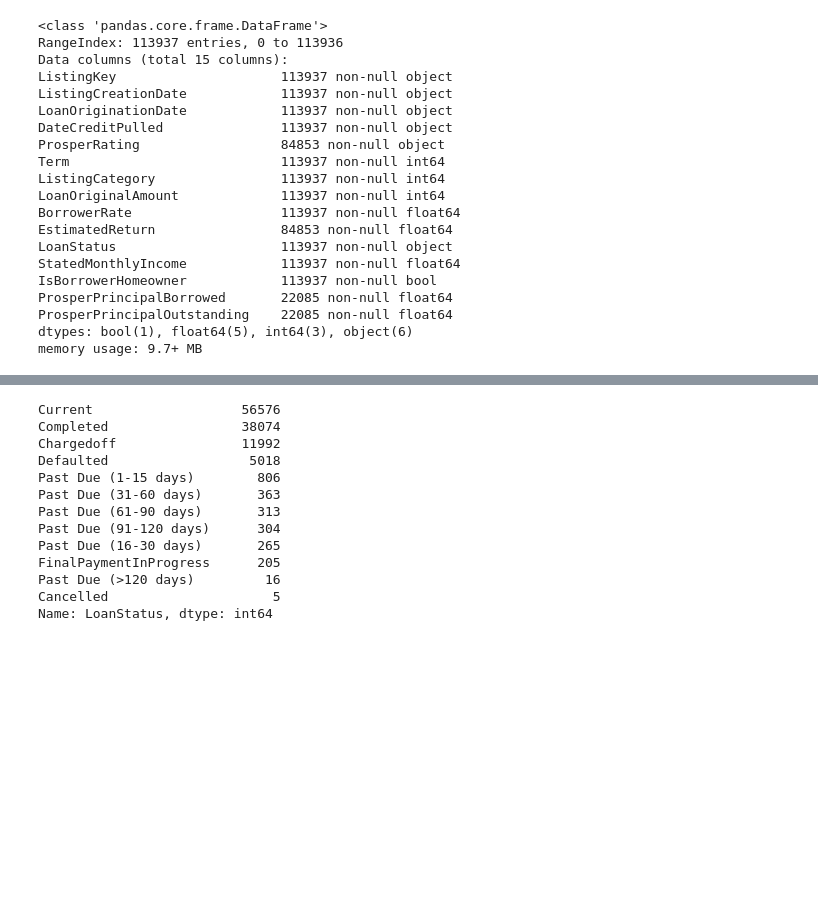
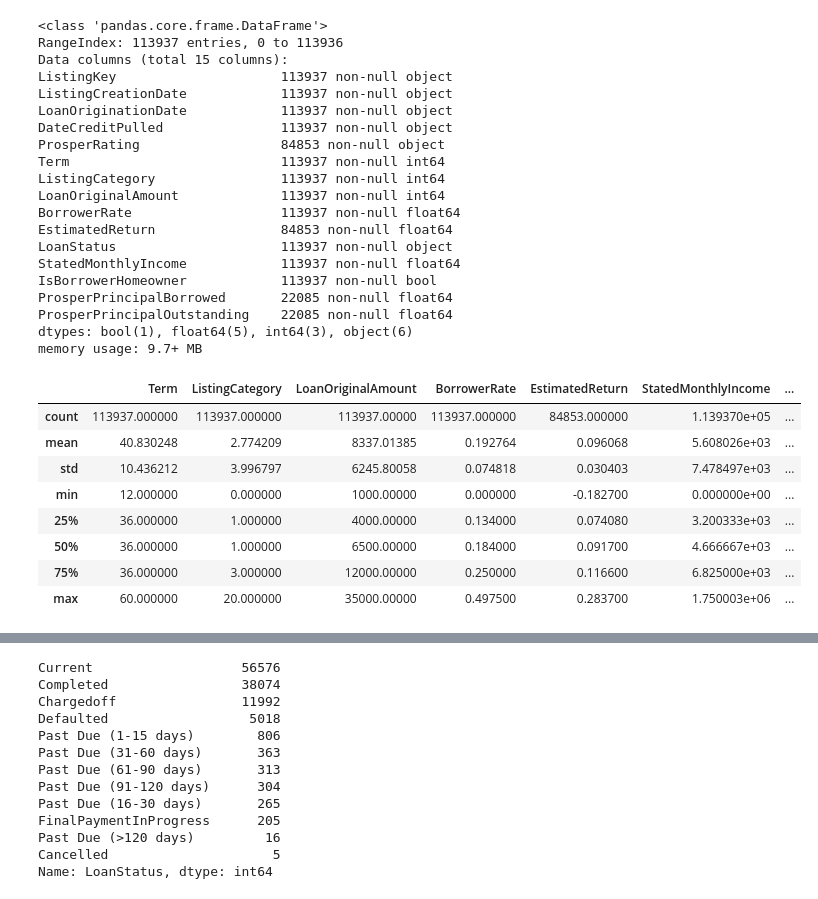
Before and after one commit to jovanmedfordDataAnalyst/loan-data-from-prosper, a Jupyter notebook: loan-analysis.ipynb, the cells around one changed output, grey strips where cells are left out. Saved outputs shown, nothing was run; the diff lists cells and outputs as text; code cells hidden in the pictures; blank space fills up the shorter version.

```diff
--- a/loan-analysis.ipynb
+++ b/loan-analysis.ipynb
@@ -67,6 +67,18 @@ ProsperPrincipalBorrowed       22085 non-null float64
 ProsperPrincipalOutstanding    22085 non-null float64
 dtypes: bool(1), float64(5), int64(3), object(6)
 memory usage: 9.7+ MB
+# %%
+loans.describe()
+# %% [output]
+|  | Term | ListingCategory | LoanOriginalAmount | BorrowerRate | EstimatedReturn | StatedMonthlyIncome | ... |
+| count | 113937.000000 | 113937.000000 | 113937.00000 | 113937.000000 | 84853.000000 | 1.139370e+05 | ... |
+| mean | 40.830248 | 2.774209 | 8337.01385 | 0.192764 | 0.096068 | 5.608026e+03 | ... |
+| std | 10.436212 | 3.996797 | 6245.80058 | 0.074818 | 0.030403 | 7.478497e+03 | ... |
+| min | 12.000000 | 0.000000 | 1000.00000 | 0.000000 | -0.182700 | 0.000000e+00 | ... |
+| 25% | 36.000000 | 1.000000 | 4000.00000 | 0.134000 | 0.074080 | 3.200333e+03 | ... |
+| 50% | 36.000000 | 1.000000 | 6500.00000 | 0.184000 | 0.091700 | 4.666667e+03 | ... |
+| 75% | 36.000000 | 3.000000 | 12000.00000 | 0.250000 | 0.116600 | 6.825000e+03 | ... |
+| max | 60.000000 | 20.000000 | 35000.00000 | 0.497500 | 0.283700 | 1.750003e+06 | ... |
 # %%
 loans[(loans["ProsperRating (Alpha)"].isnull()) & (loans["ProsperPrincipalBorrowed"].notnull())]
 # %% [output]
```
Also changed, not shown: parts of 1 cell of this notebook.
